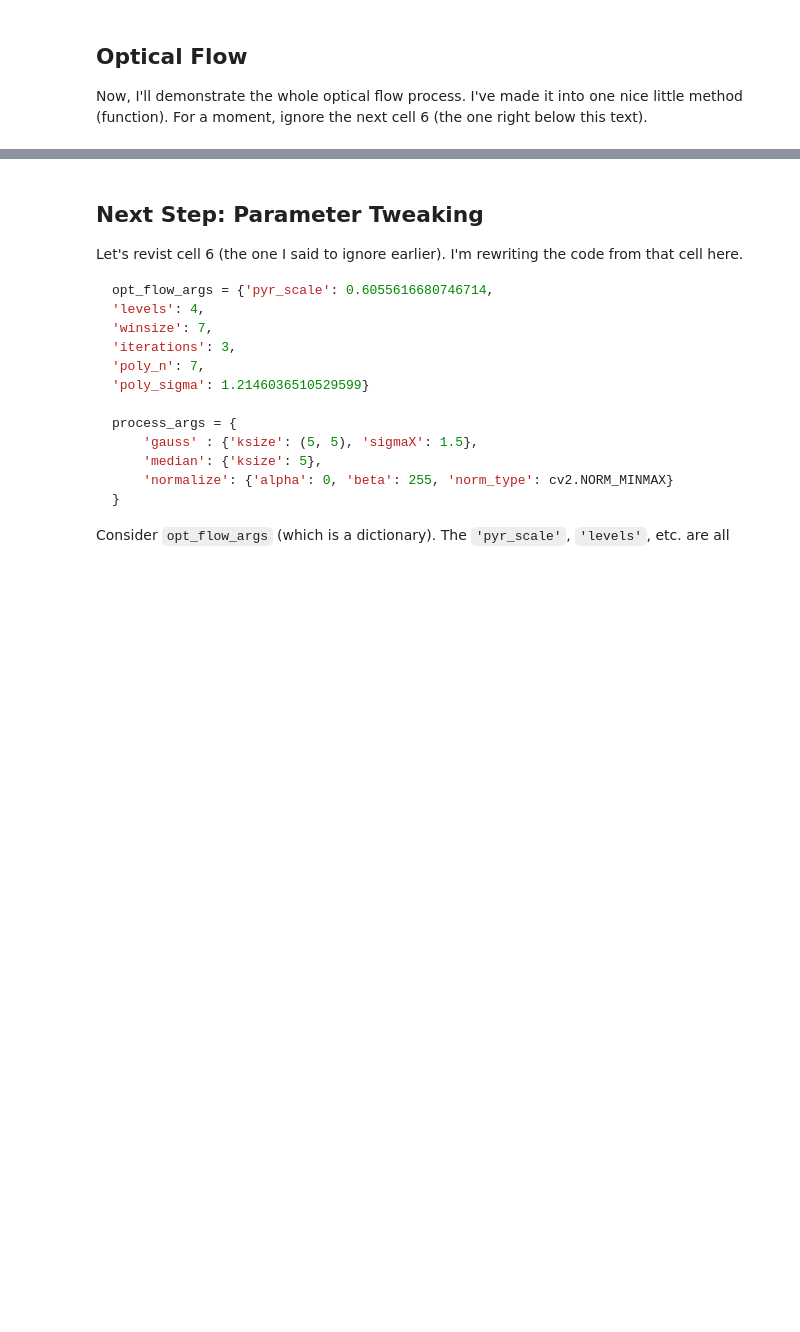
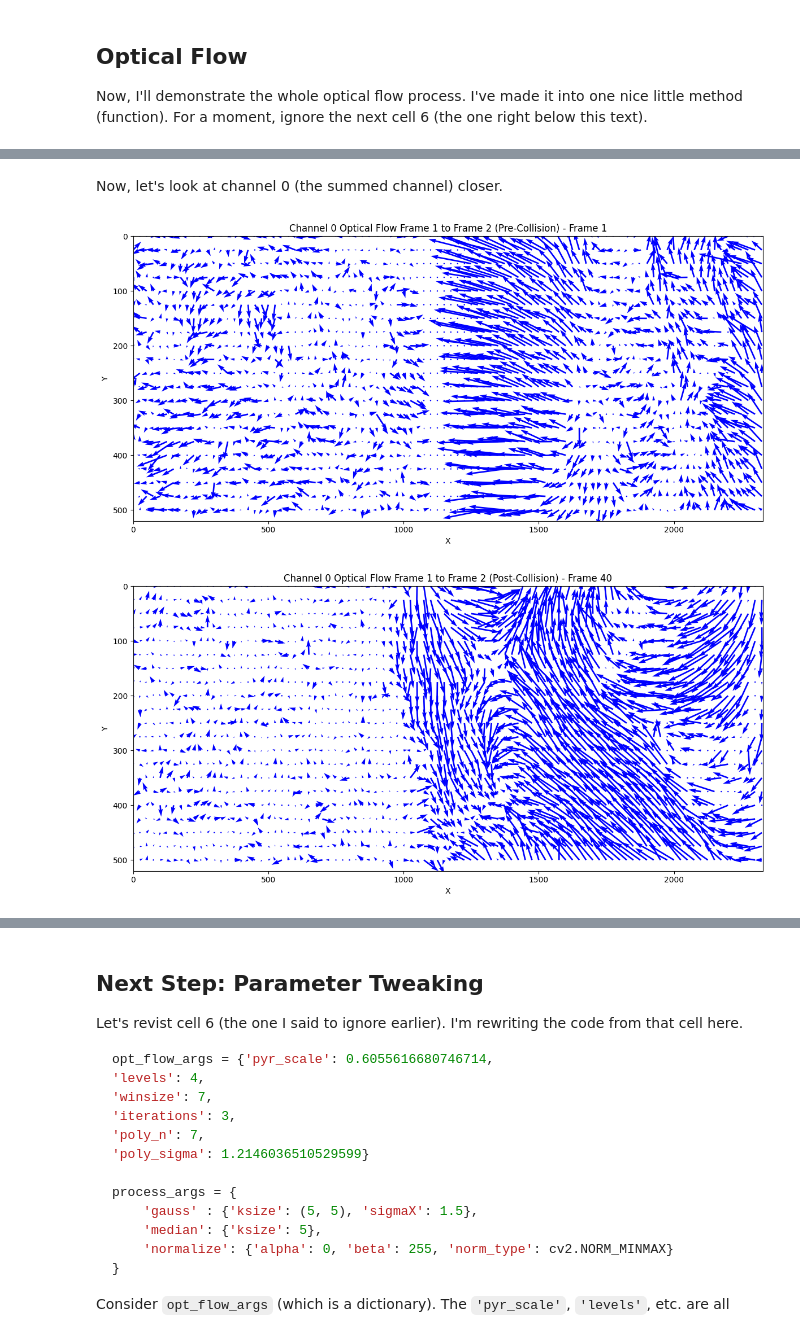
Before and after one commit to ZSR3004/cell2, a Jupyter notebook: example_notebooks/MCF_Rab5a_notebook.ipynb, the cells around one changed output, grey strips where cells are left out. Cells and saved outputs as stored; diff of their text form; code cells hidden in the pictures; blank space fills up the shorter version.

```diff
--- a/example_notebooks/MCF_Rab5a_notebook.ipynb
+++ b/example_notebooks/MCF_Rab5a_notebook.ipynb
@@ -135,0 +166,11 @@ The really nice thing is that from what I can tell, this roughly fits the eyebal
+# %% [markdown]
+Now, let's look at channel 0 (the summed channel) closer.
+# %%
+flow_f1 = c0_flow[0] # starting frame, total seperation
+flow_fmiddle = c0_flow[40] # some middle frame, after cell collision
+
+show_flow(flow_f1, title='Channel 0 Optical Flow Frame 1 to Frame 2 (Pre-Collision) - Frame 1')
+show_flow(flow_fmiddle, title='Channel 0 Optical Flow Frame 1 to Frame 2 (Post-Collision) - Frame 40')
+# %% [output]
+[figure, added]
+[figure, added]
```
Also changed, not shown: parts of 10 cells of this notebook.
